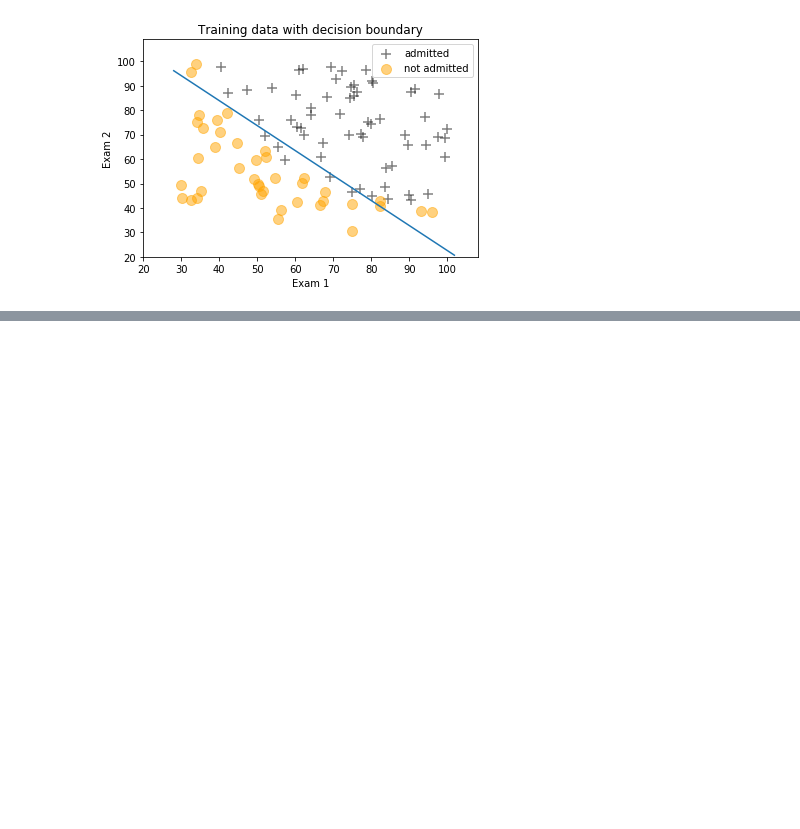
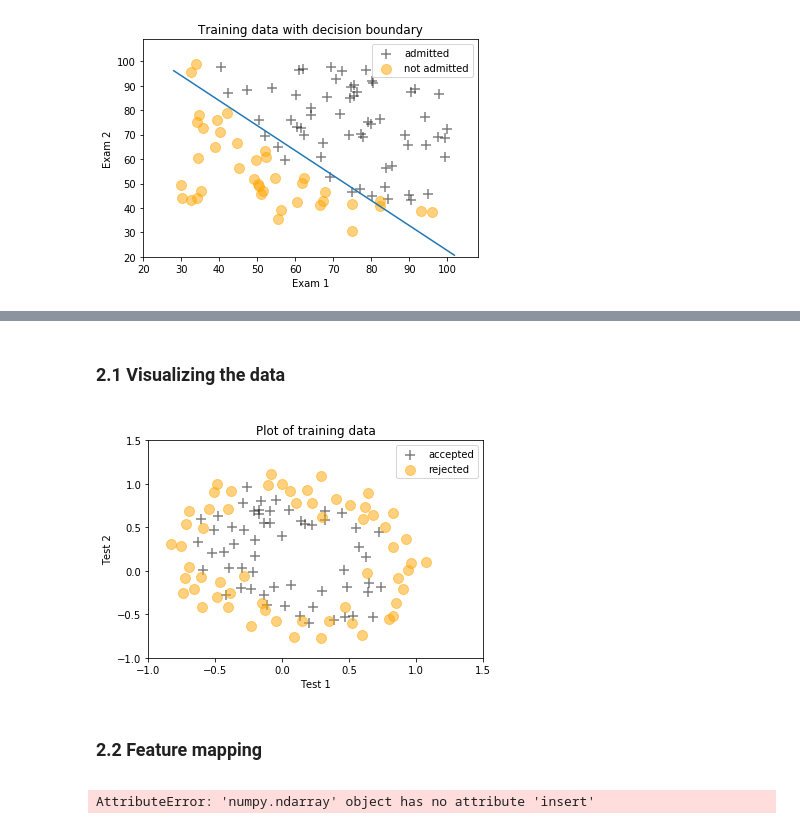
Before and after one commit to vrategov/Machine-Learning, a Jupyter notebook: Week 3/Ex2.ipynb, the cells around one changed output, grey strips where cells are left out. Drawn from its saved outputs; the diff is of its cells as text; code cells hidden in the pictures; blank space fills up the shorter version.

```diff
--- a/Week 3/Ex2.ipynb
+++ b/Week 3/Ex2.ipynb
@@ -218,0 +227,4 @@ plt.show()
+# %%
+# import the data
+file = 'ex2data2.txt'
+df = pd.read_csv(data_directory + file, names = ['test1','test2','accept'])
@@ -218,0 +256,28 @@ plt.show()
+# %% [markdown]
+<div id='plotreg'/>
+
+### 2.1 Visualizing the data
+# %%
+colors = ['black', 'orange']
+
+plt.figure()
+
+y = plt.scatter(df['test1'].loc[df['accept'] == 1], df['test2'].loc[df['accept'] == 1], marker='+', color=colors[0], s=100, alpha= 0.5)
+n = plt.scatter(df['test1'].loc[df['accept'] == 0], df['test2'].loc[df['accept'] == 0], marker='o', color=colors[1], s=100, alpha=0.5)
+
+plt.xlabel('Test 1')
+plt.ylabel('Test 2')
+
+plt.xlim(-1,1.5)
+plt.ylim(-1,1.5)
+
+plt.title('Plot of training data')
+plt.legend((y,n), ('accepted','rejected'), loc='upper right')
+
+plt.show()
+# %% [output]
+[figure, added]
+# %% [markdown]
+<div id='mapf'/>
+
+### 2.2 Feature mapping
@@ -218,0 +307,11 @@ plt.show()
+# %%
+# perform the feature mapping
+X = mapFeature(X.values[:,0], X.values[:,1])
+
+# create a vector of 0 for initial values of theta
+initial_theta = np.zeros(X.shape[1])
+
+# set the regularization parameter lambda to 1
+lam = 1
+# %% [output]
+AttributeError: 'numpy.ndarray' object has no attribute 'insert'
```
Also changed, not shown: parts of 10 cells of this notebook.
